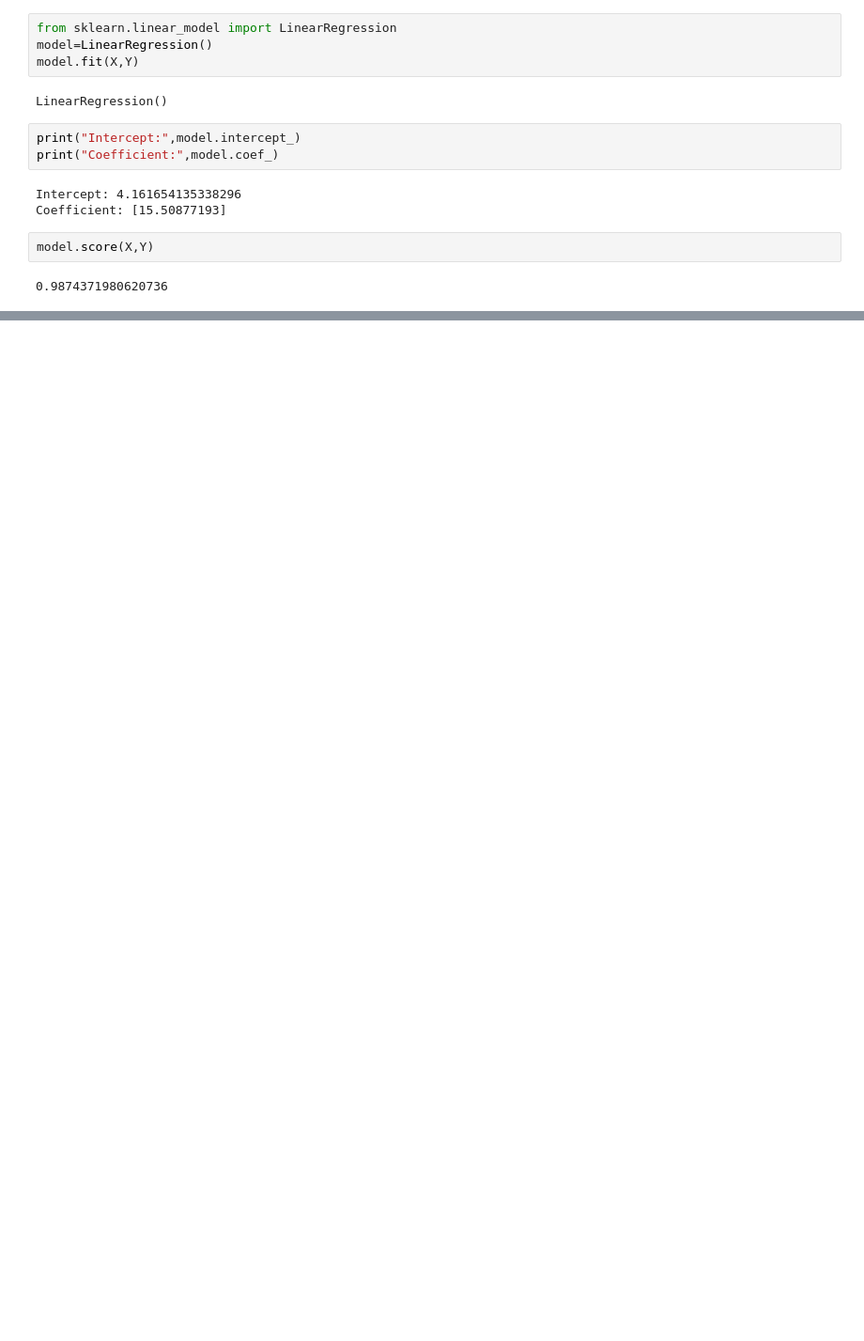
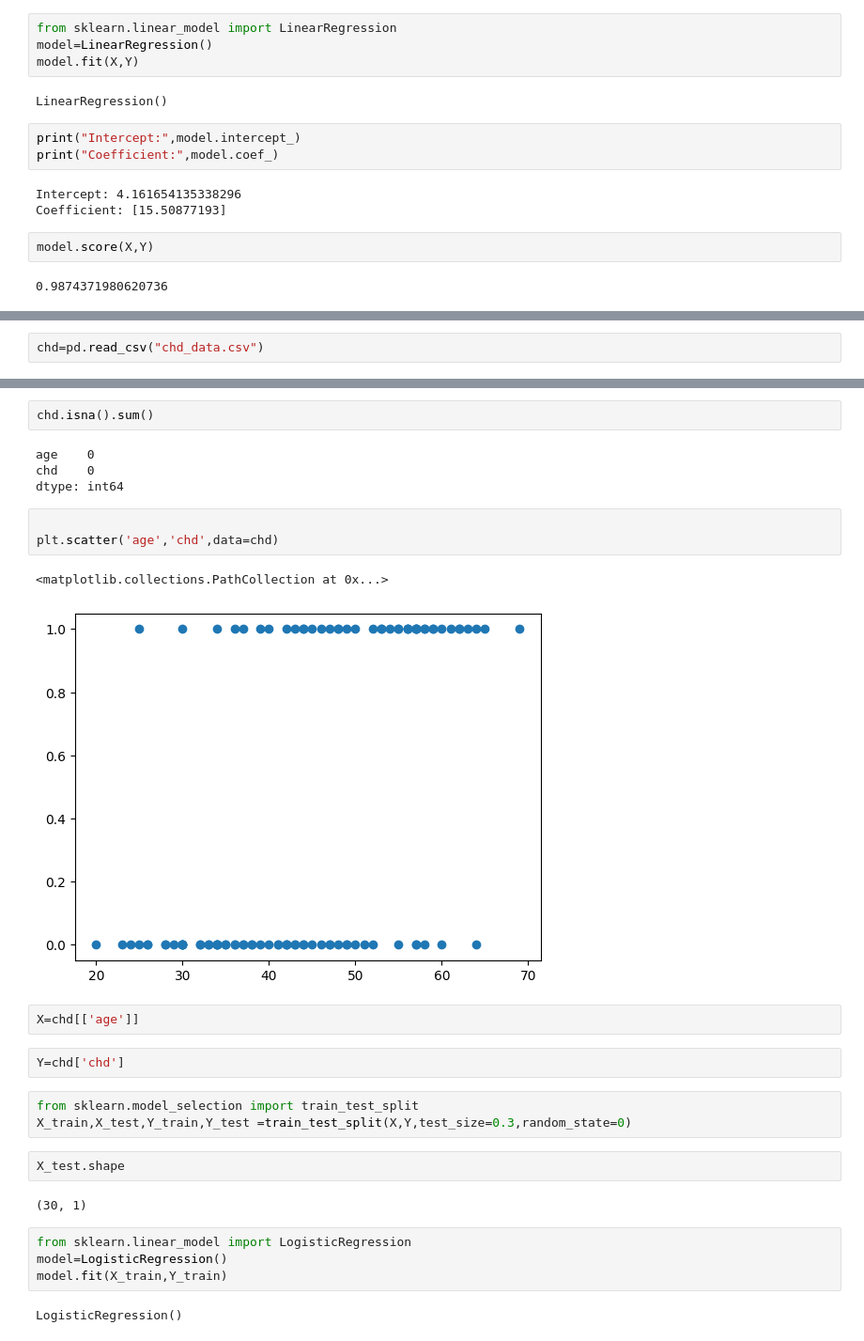
Before and after one commit to Dabhi-Dhirajkumar/ML_practical, a Jupyter notebook: Tutorial2.ipynb, the cells around one changed output, grey strips where cells are left out. Shown at 94% size. Drawn from its saved outputs; the diff is of its cells as text; blank space fills up the shorter version.

```diff
--- a/Tutorial2.ipynb
+++ b/Tutorial2.ipynb
@@ -102,0 +208,2 @@ model.score(X,Y)
+# %%
+chd=pd.read_csv("chd_data.csv")
@@ -102,0 +222,29 @@ model.score(X,Y)
+# %%
+chd.isna().sum()
+# %% [output]
+age    0
+chd    0
+dtype: int64
+# %%
+
+plt.scatter('age','chd',data=chd)
+# %% [output]
+<matplotlib.collections.PathCollection at 0x...>
+[figure, added]
+# %%
+X=chd[['age']]
+# %%
+Y=chd['chd']
+# %%
+from sklearn.model_selection import train_test_split
+X_train,X_test,Y_train,Y_test =train_test_split(X,Y,test_size=0.3,random_state=0)
+# %%
+X_test.shape
+# %% [output]
+(30, 1)
+# %%
+from sklearn.linear_model import LogisticRegression
+model=LogisticRegression()
+model.fit(X_train,Y_train)
+# %% [output]
+LogisticRegression()
```
Also changed, not shown: parts of 17 cells of this notebook, 2 other files.
